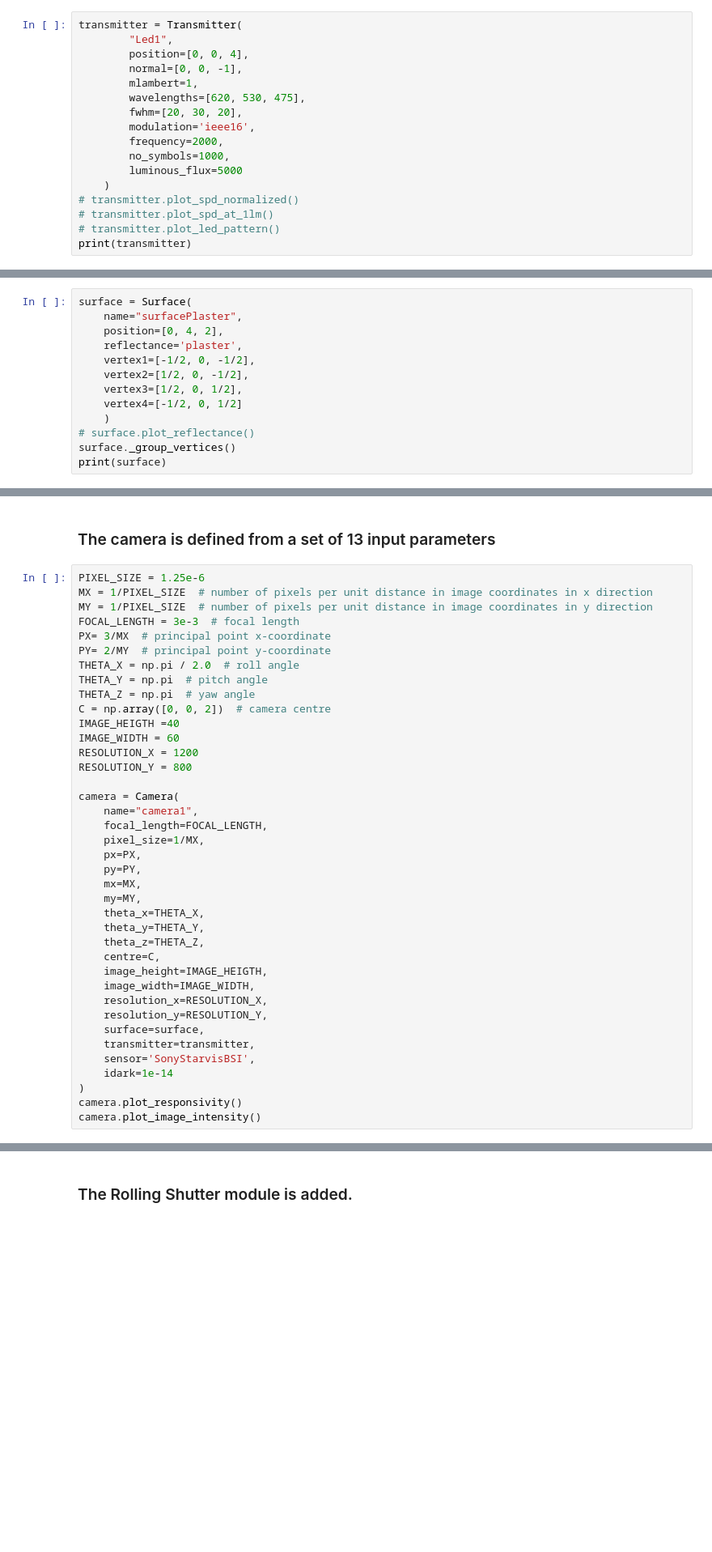
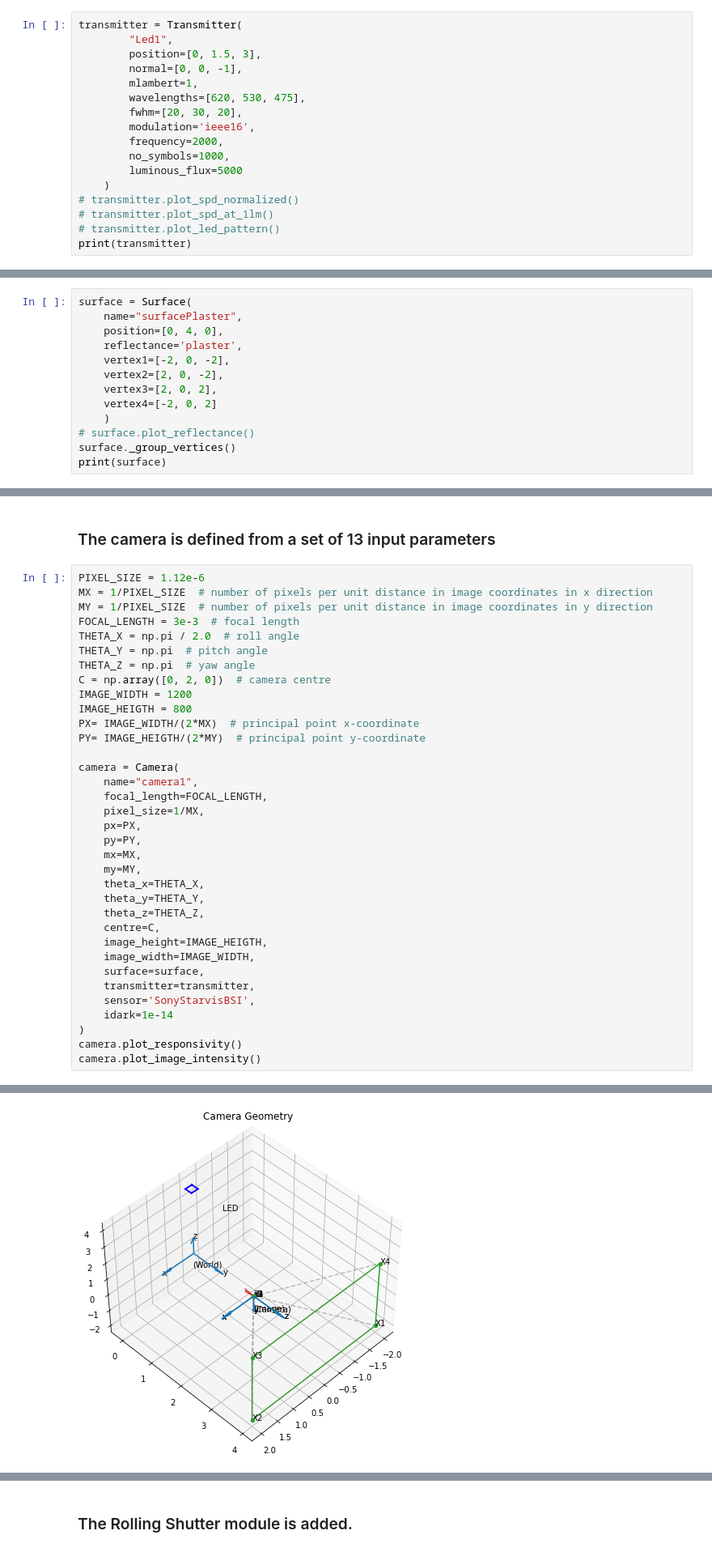
Before and after one commit to jufgutierrezgo/rs-vlc-model, a Jupyter notebook: simulation-configA.ipynb, the cells around one changed output, grey strips where cells are left out. Shown at 81% size. Saved outputs shown, nothing was run; the diff lists cells and outputs as text; blank space fills up the shorter version.

```diff
--- a/simulation-configA.ipynb
+++ b/simulation-configA.ipynb
@@ -18,7 +18,7 @@ import numpy as np
 # %%
 transmitter = Transmitter(
         "Led1",
-        position=[0, 0, 4],
+        position=[0, 1.5, 3],
         normal=[0, 0, -1],
         mlambert=1,
         wavelengths=[620, 530, 475],
@@ -54,12 +54,12 @@ Total Power emmited by the Transmitter [W]:
 # %%
 surface = Surface(
     name="surfacePlaster",
-    position=[0, 4, 2],
+    position=[0, 4, 0],
     reflectance='plaster',
-    vertex1=[-1/2, 0, -1/2],
-    vertex2=[1/2, 0, -1/2],
-    vertex3=[1/2, 0, 1/2],
-    vertex4=[-1/2, 0, 1/2]
+    vertex1=[-2, 0, -2],
+    vertex2=[2, 0, -2],
+    vertex3=[2, 0, 2],
+    vertex4=[-2, 0, 2]
     )
 # surface.plot_reflectance()
 surface._group_vertices()
@@ -74,20 +74,18 @@ Area: 1.0
 # %% [markdown]
 ### The camera is defined from a set of 13 input parameters
 # %%
-PIXEL_SIZE = 1.25e-6
+PIXEL_SIZE = 1.12e-6
 MX = 1/PIXEL_SIZE  # number of pixels per unit distance in image coordinates in x direction
 MY = 1/PIXEL_SIZE  # number of pixels per unit distance in image coordinates in y direction
 FOCAL_LENGTH = 3e-3  # focal length
-PX= 3/MX  # principal point x-coordinate
-PY= 2/MY  # principal point y-coordinate
 THETA_X = np.pi / 2.0  # roll angle
 THETA_Y = np.pi  # pitch angle
 THETA_Z = np.pi  # yaw angle
-C = np.array([0, 0, 2])  # camera centre
-IMAGE_HEIGTH =40
-IMAGE_WIDTH = 60
-RESOLUTION_X = 1200
-RESOLUTION_Y = 800
+C = np.array([0, 2, 0])  # camera centre
+IMAGE_WIDTH = 1200
+IMAGE_HEIGTH = 800
+PX= IMAGE_WIDTH/(2*MX)  # principal point x-coordinate
+PY= IMAGE_HEIGTH/(2*MY)  # principal point y-coordinate
 
 camera = Camera(
     name="camera1",
@@ -103,8 +101,6 @@ camera = Camera(
     centre=C,
     image_height=IMAGE_HEIGTH,
     image_width=IMAGE_WIDTH,
-    resolution_x=RESOLUTION_X,
-    resolution_y=RESOLUTION_Y,
     surface=surface,
     transmitter=transmitter,
     sensor='SonyStarvisBSI',
@@ -112,3 +108,4 @@ camera = Camera(
 )
 camera.plot_responsivity()
 camera.plot_image_intensity()
+# %% [output]
@@ -114,0 +127 @@ camera.plot_image_intensity()
+[figure, added]
```
Also changed, not shown: parts of 5 cells of this notebook, 2 other files.
